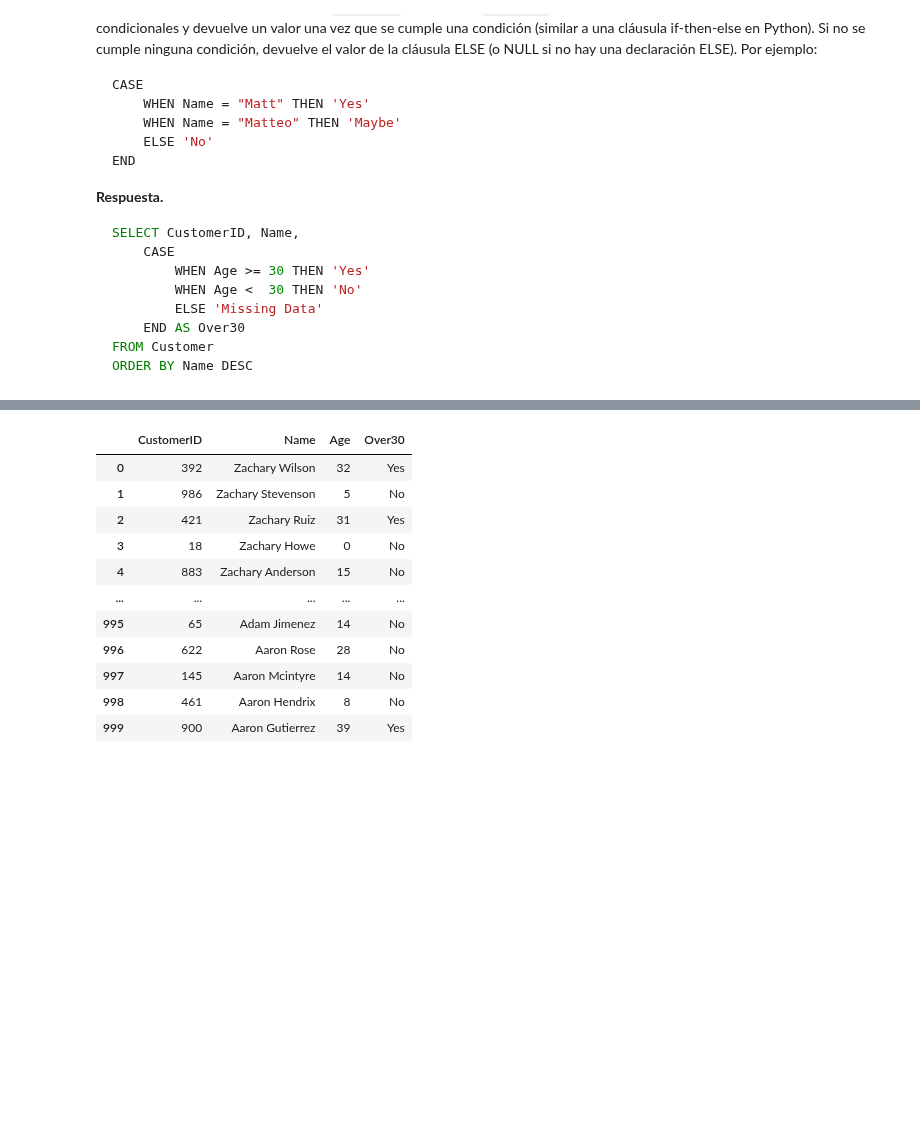
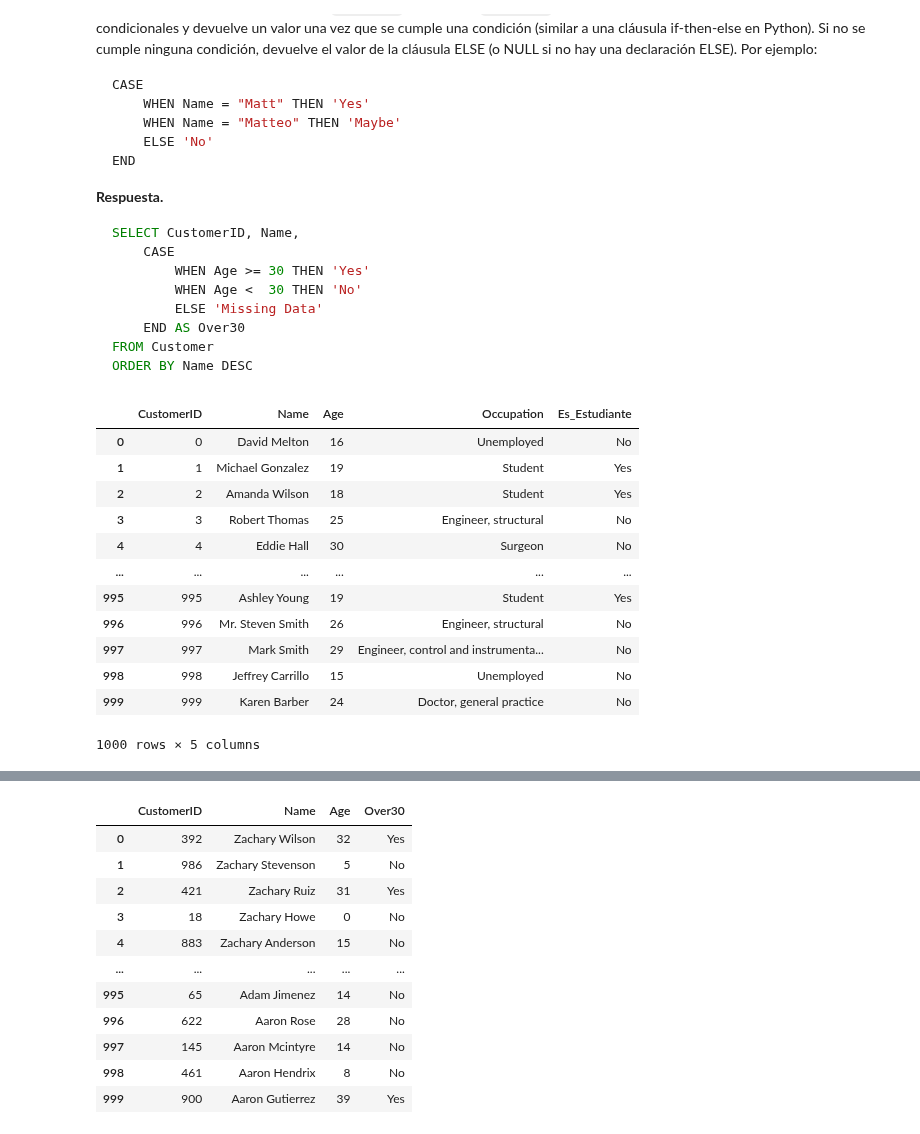
Before and after one commit to GiselaCS/Mujeres_Digitales, a Jupyter notebook: 4)_Caso_Practico_SQL_Productos_financieros.ipynb, the cells around one changed output, grey strips where cells are left out. Saved outputs shown, nothing was run; the diff lists cells and outputs as text; code cells hidden in the pictures; blank space fills up the shorter version.

````diff
--- a/4)_Caso_Practico_SQL_Productos_financieros.ipynb
+++ b/4)_Caso_Practico_SQL_Productos_financieros.ipynb
@@ -278,3 +467,30 @@ SELECT CustomerID, Name,
 FROM Customer
 ORDER BY Name DESC
 ```
+# %%
+#cuando sea estudiante diga si, cuando sea diferente diga no
+# de lo contrario missing data
+#alias estudiante
+queryc = """SELECT CustomerID, Name,Age, Occupation,
+    CASE
+        WHEN Occupation = 'Student' THEN 'Yes'
+        WHEN Occupation != 'Student' THEN 'No'
+        ELSE 'Missing Data'
+    END AS Es_Estudiante
+FROM Customer
+"""
+runQuery(queryc)
+# %% [output]
+|  | CustomerID | Name | Age | Occupation | Es_Estudiante |
+| 0 | 0 | David Melton | 16 | Unemployed | No |
+| 1 | 1 | Michael Gonzalez | 19 | Student | Yes |
+| 2 | 2 | Amanda Wilson | 18 | Student | Yes |
+| 3 | 3 | Robert Thomas | 25 | Engineer, structural | No |
+| 4 | 4 | Eddie Hall | 30 | Surgeon | No |
+| ... | ... | ... | ... | ... | ... |
+| 995 | 995 | Ashley Young | 19 | Student | Yes |
+| 996 | 996 | Mr. Steven Smith | 26 | Engineer, structural | No |
+| 997 | 997 | Mark Smith | 29 | Engineer, control and instrumenta... | No |
+| 998 | 998 | Jeffrey Carrillo | 15 | Unemployed | No |
+| 999 | 999 | Karen Barber | 24 | Doctor, general practice | No |
+1000 rows × 5 columns
````
Also changed, not shown: parts of 13 cells of this notebook.
